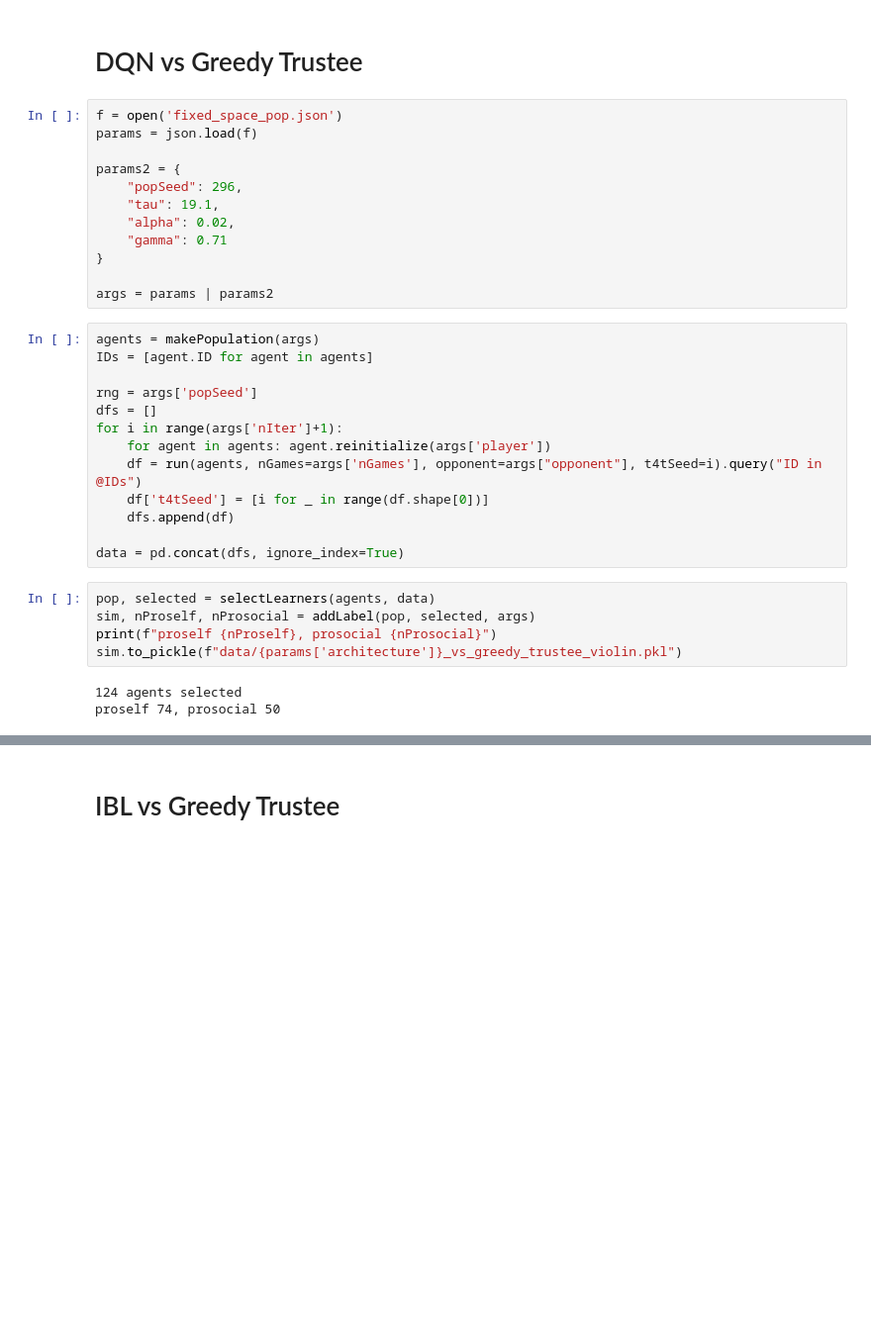
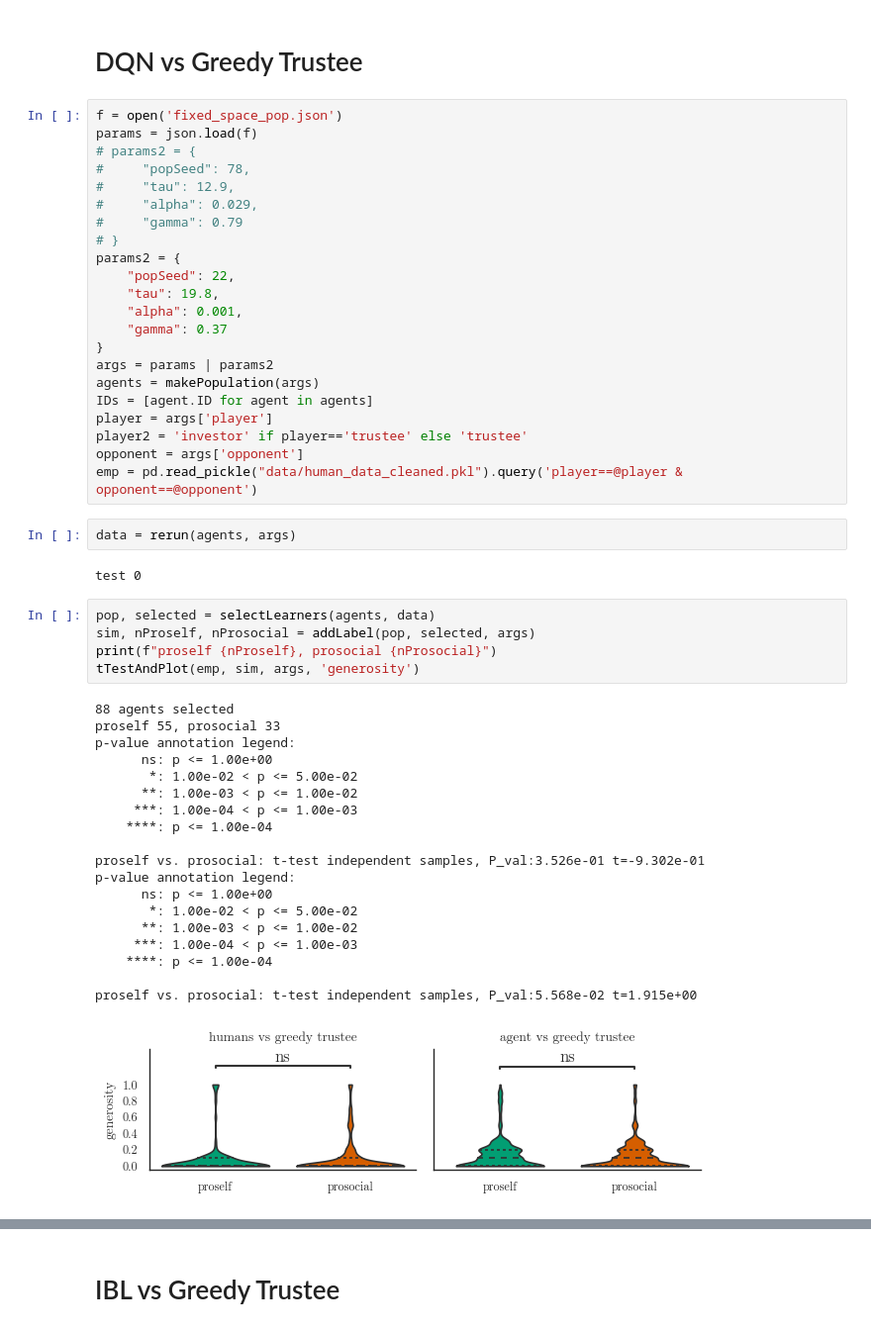
Before and after one commit to psipeter/social-value-orientation, a Jupyter notebook: agent_populations.ipynb, the cells around one changed output, grey strips where cells are left out. Shown at 99% size. Drawn from its saved outputs; the diff is of its cells as text; blank space fills up the shorter version.

```diff
--- a/agent_populations.ipynb
+++ b/agent_populations.ipynb
@@ -108,35 +102,53 @@ print(params, min_loss)
 # %% [markdown]
 # DQN vs Greedy Trustee
-# %%
-f = open('fixed_space_pop.json')
-params = json.load(f)
-
-params2 = {
-    "popSeed": 296,
-    "tau": 19.1,
-    "alpha": 0.02,
-    "gamma": 0.71
-}
-
-args = params | params2
-# %%
-agents = makePopulation(args)
-IDs = [agent.ID for agent in agents]
-
-rng = args['popSeed']
-dfs = []
-for i in range(args['nIter']+1):
-    for agent in agents: agent.reinitialize(args['player'])
-    df = run(agents, nGames=args['nGames'], opponent=args["opponent"], t4tSeed=i).query("ID in @IDs")
-    df['t4tSeed'] = [i for _ in range(df.shape[0])]
-    dfs.append(df)
-
-data = pd.concat(dfs, ignore_index=True)
+# %%
+f = open('fixed_space_pop.json')
+params = json.load(f)
+# params2 = {
+#     "popSeed": 78,
+#     "tau": 12.9,
+#     "alpha": 0.029,
+#     "gamma": 0.79
+# }
+params2 = {
+    "popSeed": 22,
+    "tau": 19.8,
+    "alpha": 0.001,
+    "gamma": 0.37
+}
+args = params | params2
+agents = makePopulation(args)
+IDs = [agent.ID for agent in agents]
+player = args['player']
+player2 = 'investor' if player=='trustee' else 'trustee'
+opponent = args['opponent']
+emp = pd.read_pickle("data/human_data_cleaned.pkl").query('player==@player & opponent==@opponent')
+# %%
+data = rerun(agents, args)
+# %% [output]
+test 0
 # %%
 pop, selected = selectLearners(agents, data)
 sim, nProself, nProsocial = addLabel(pop, selected, args)
 print(f"proself {nProself}, prosocial {nProsocial}")
-sim.to_pickle(f"data/{params['architecture']}_vs_greedy_trustee_violin.pkl")
+tTestAndPlot(emp, sim, args, 'generosity')
 # %% [output]
-124 agents selected
-proself 74, prosocial 50
+88 agents selected
+proself 55, prosocial 33
+p-value annotation legend:
+      ns: p <= 1.00e+00
+       *: 1.00e-02 < p <= 5.00e-02
+      **: 1.00e-03 < p <= 1.00e-02
+     ***: 1.00e-04 < p <= 1.00e-03
+    ****: p <= 1.00e-04
+
+proself vs. prosocial: t-test independent samples, P_val:3.526e-01 t=-9.302e-01
+p-value annotation legend:
+      ns: p <= 1.00e+00
+       *: 1.00e-02 < p <= 5.00e-02
+      **: 1.00e-03 < p <= 1.00e-02
+     ***: 1.00e-04 < p <= 1.00e-03
+    ****: p <= 1.00e-04
+
+proself vs. prosocial: t-test independent samples, P_val:5.568e-02 t=1.915e+00
+[figure, added]
```
Also changed, not shown: parts of 37 cells of this notebook, 7 other files.
